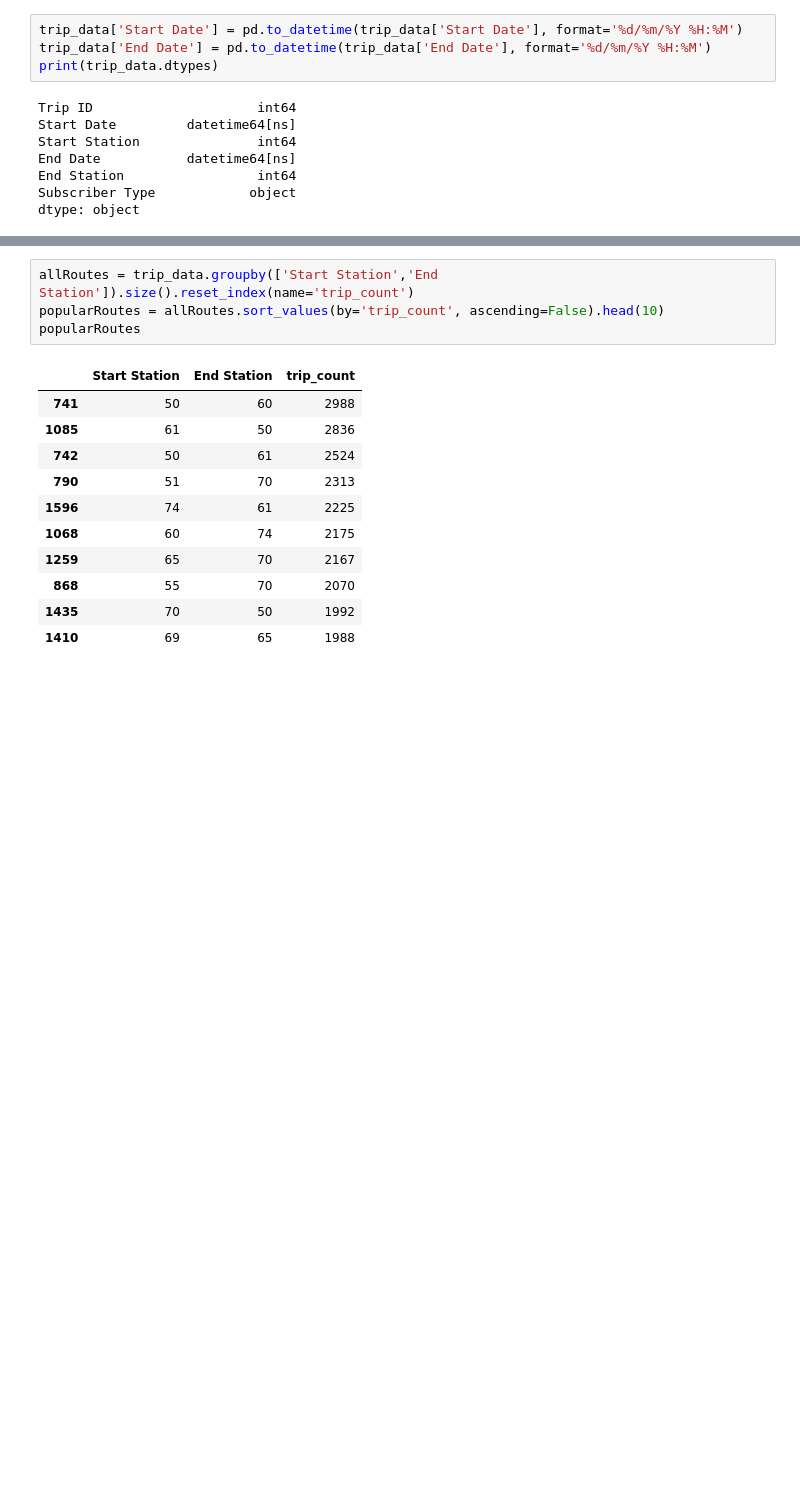
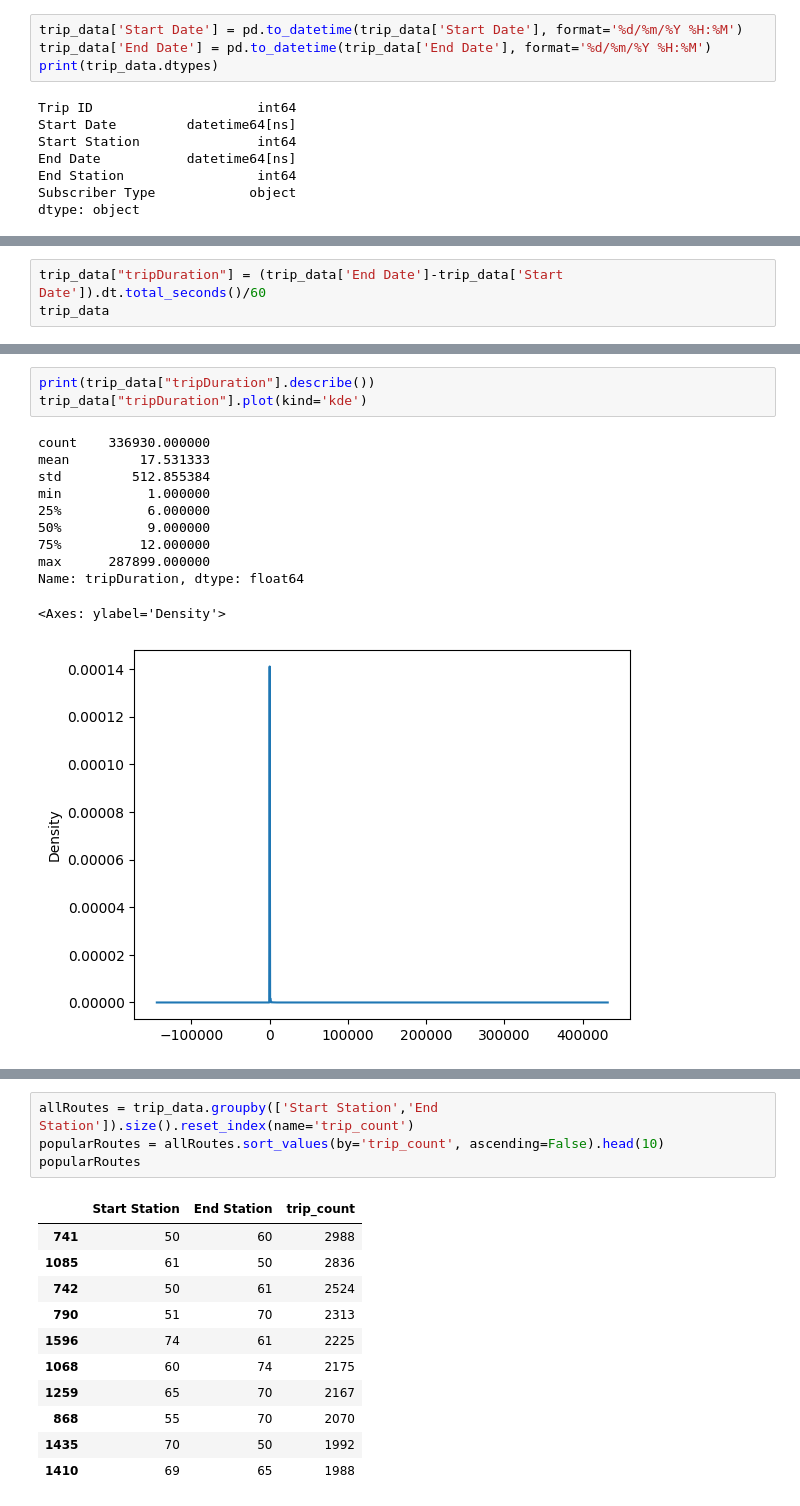
Before and after one commit to DecosterBram/MOW-BikeShare-workshop, a Jupyter notebook: notebooks/BikeShare_exercise_solution.ipynb, the cells around one changed output, grey strips where cells are left out. Drawn from its saved outputs; the diff is of its cells as text; blank space fills up the shorter version.

```diff
--- a/notebooks/BikeShare_exercise_solution.ipynb
+++ b/notebooks/BikeShare_exercise_solution.ipynb
@@ -155,0 +160,3 @@ Timestamp('2015-08-14 23:49:00')
+# %%
+trip_data["tripDuration"] = (trip_data['End Date']-trip_data['Start Date']).dt.total_seconds()/60
+trip_data
@@ -155,0 +177,15 @@ Timestamp('2015-08-14 23:49:00')
+# %%
+print(trip_data["tripDuration"].describe())
+trip_data["tripDuration"].plot(kind='kde')
+# %% [output]
+count    336930.000000
+mean         17.531333
+std         512.855384
+min           1.000000
+25%           6.000000
+50%           9.000000
+75%          12.000000
+max      287899.000000
+Name: tripDuration, dtype: float64
+<Axes: ylabel='Density'>
+[figure, added]
```
Also changed, not shown: parts of 51 cells of this notebook.
